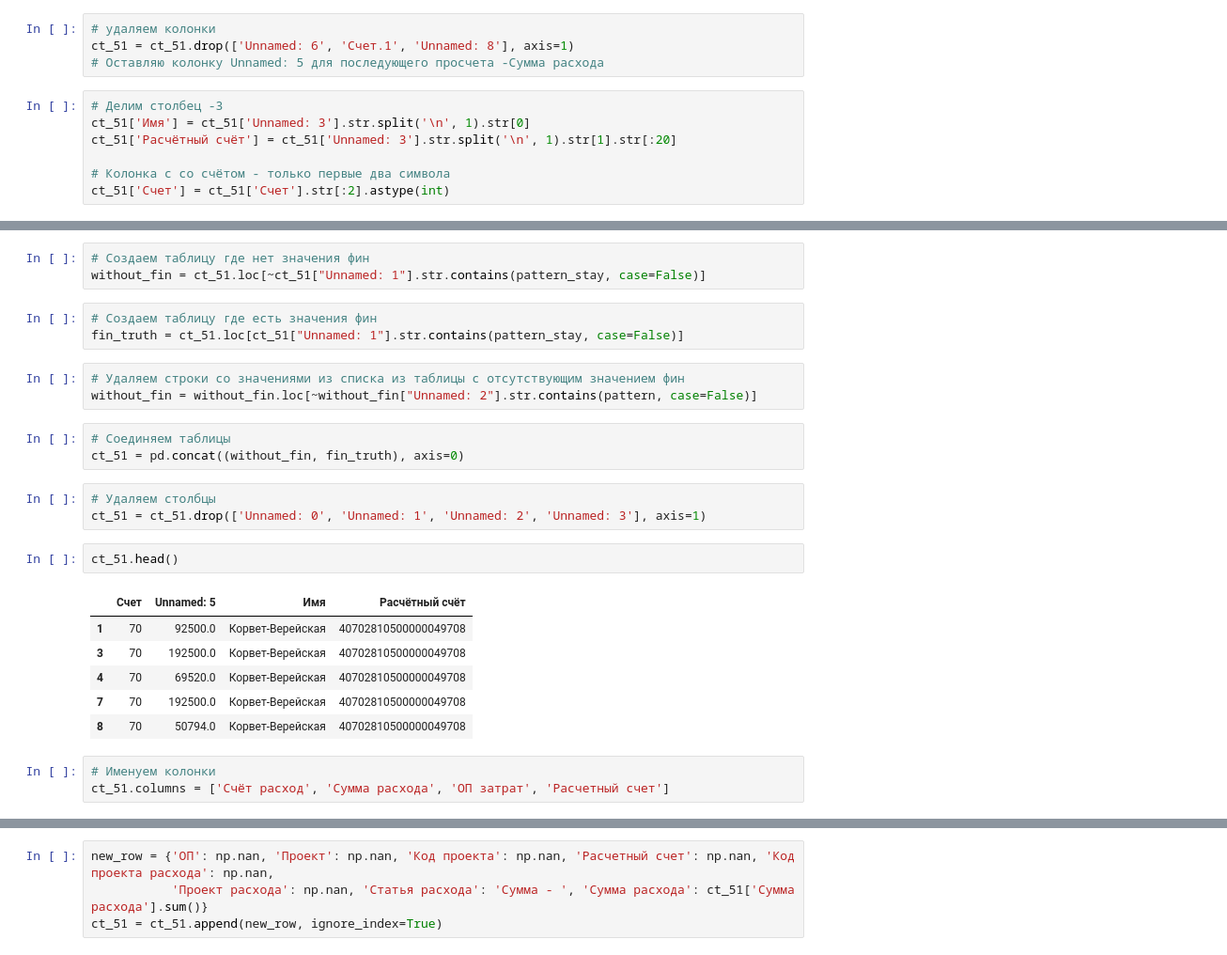
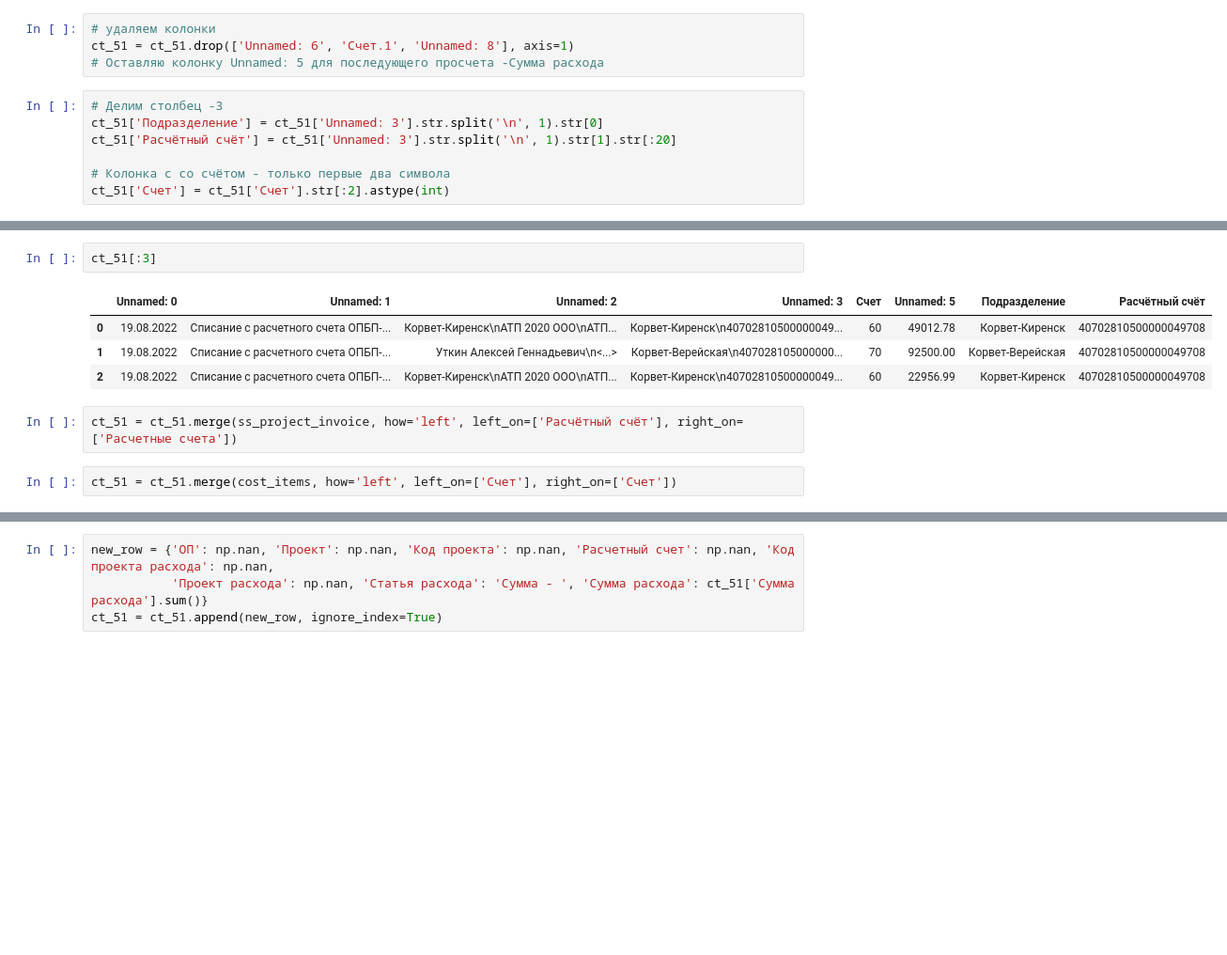
Before and after one commit to anfisso666/projects, a Jupyter notebook: ОП.ipynb, the cells around one changed output, grey strips where cells are left out. Shown at 94% size. Saved outputs shown, nothing was run; the diff lists cells and outputs as text; blank space fills up the shorter version.

```diff
--- a/ОП.ipynb
+++ b/ОП.ipynb
@@ -38,7 +38,7 @@ ct_51 = ct_51.drop(['Unnamed: 6', 'Счет.1', 'Unnamed: 8'], axis=1)
 # Оставляю колонку Unnamed: 5 для последующего просчета -Сумма расхода
 # %%
 # Делим столбец -3
-ct_51['Имя'] = ct_51['Unnamed: 3'].str.split('\n', 1).str[0]
+ct_51['Подразделение'] = ct_51['Unnamed: 3'].str.split('\n', 1).str[0]
 ct_51['Расчётный счёт'] = ct_51['Unnamed: 3'].str.split('\n', 1).str[1].str[:20]
 
 # Колонка с со счётом - только первые два символа
@@ -61,28 +46,12 @@ pattern_stay = '|'.join(values_to_stay)
-# %%
-# Создаем таблицу где нет значения фин
-without_fin = ct_51.loc[~ct_51["Unnamed: 1"].str.contains(pattern_stay, case=False)]
-# %%
-# Создаем таблицу где есть значения фин
-fin_truth = ct_51.loc[ct_51["Unnamed: 1"].str.contains(pattern_stay, case=False)]
-# %%
-# Удаляем строки со значениями из списка из таблицы с отсутствующим значением фин
-without_fin = without_fin.loc[~without_fin["Unnamed: 2"].str.contains(pattern, case=False)]
-# %%
-# Соединяем таблицы
-ct_51 = pd.concat((without_fin, fin_truth), axis=0)
-# %%
-# Удаляем столбцы
-ct_51 = ct_51.drop(['Unnamed: 0', 'Unnamed: 1', 'Unnamed: 2', 'Unnamed: 3'], axis=1)
 # %%
-ct_51.head()
+ct_51[:3]
 # %% [output]
-|  | Счет | Unnamed: 5 | Имя | Расчётный счёт |
-| 1 | 70 | 92500.0 | Корвет-Верейская | 40702810500000049708 |
-| 3 | 70 | 192500.0 | Корвет-Верейская | 40702810500000049708 |
-| 4 | 70 | 69520.0 | Корвет-Верейская | 40702810500000049708 |
-| 7 | 70 | 192500.0 | Корвет-Верейская | 40702810500000049708 |
-| 8 | 70 | 50794.0 | Корвет-Верейская | 40702810500000049708 |
+|  | Unnamed: 0 | Unnamed: 1 | Unnamed: 2 | Unnamed: 3 | Счет | Unnamed: 5 | Подразделение | Расчётный счёт |
+| 0 | 19.08.2022 | Списание с расчетного счета ОПБП-... | Корвет-Киренск\nАТП 2020 ООО\nАТП... | Корвет-Киренск\n40702810500000049... | 60 | 49012.78 | Корвет-Киренск | 40702810500000049708 |
+| 1 | 19.08.2022 | Списание с расчетного счета ОПБП-... | Уткин Алексей Геннадьевич\n<...> | Корвет-Верейская\n407028105000000... | 70 | 92500.00 | Корвет-Верейская | 40702810500000049708 |
+| 2 | 19.08.2022 | Списание с расчетного счета ОПБП-... | Корвет-Киренск\nАТП 2020 ООО\nАТП... | Корвет-Киренск\n40702810500000049... | 60 | 22956.99 | Корвет-Киренск | 40702810500000049708 |
-# %%
-# Именуем колонки
-ct_51.columns = ['Счёт расход', 'Сумма расхода', 'ОП затрат', 'Расчетный счет']
+# %%
+ct_51 = ct_51.merge(ss_project_invoice, how='left', left_on=['Расчётный счёт'], right_on=['Расчетные счета'])
+# %%
+ct_51 = ct_51.merge(cost_items, how='left', left_on=['Счет'], right_on=['Счет'])
 # %%
```
Also changed, not shown: parts of 24 cells of this notebook.
